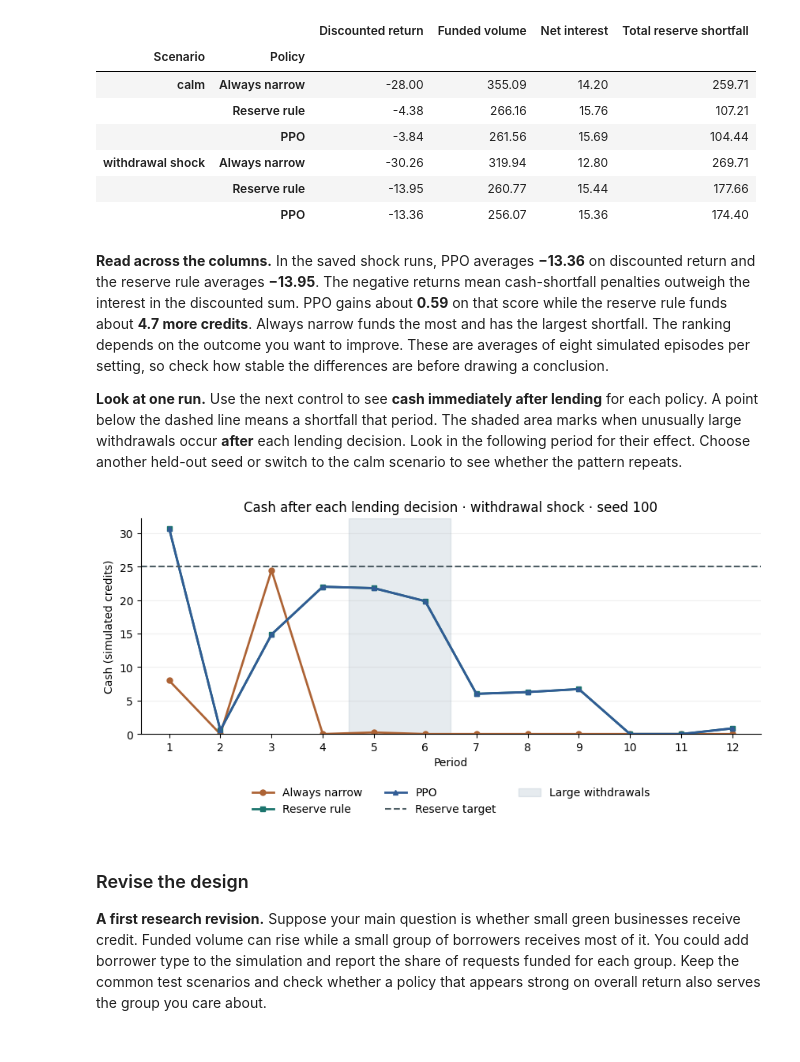
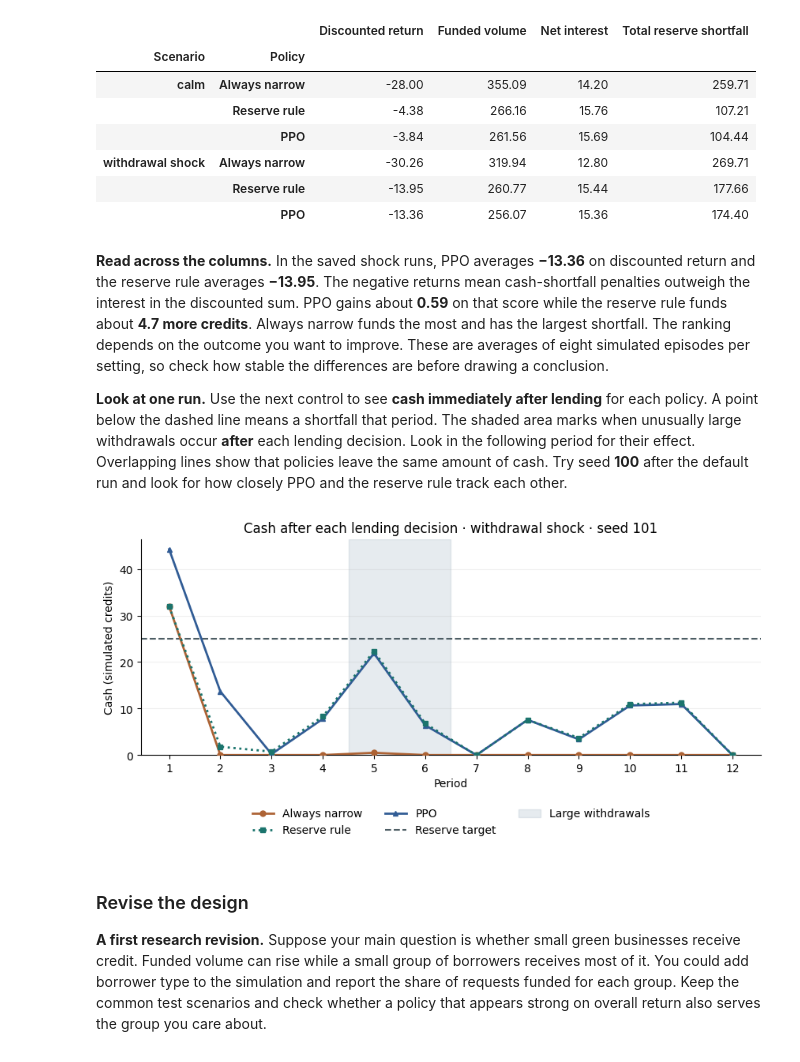
Before and after one commit to sunshineluyao/ml4ss, a Jupyter notebook: modules/05-optimization/01_rl_economic_policy_econgym.ipynb, the cells around one changed output. Saved outputs shown, nothing was run; the diff lists cells and outputs as text; code cells hidden in the pictures.

Commit message:
Show when the learned and reserve policies diverge

```diff
--- a/modules/05-optimization/01_rl_economic_policy_econgym.ipynb
+++ b/modules/05-optimization/01_rl_economic_policy_econgym.ipynb
@@ -482,36 +482,38 @@ Mean per episode · 8 common held-out demand sequences per scenario
 # %% [markdown]
 **Read across the columns.** In the saved shock runs, PPO averages **−13.36** on discounted return and the reserve rule averages **−13.95**. The negative returns mean cash-shortfall penalties outweigh the interest in the discounted sum. PPO gains about **0.59** on that score while the reserve rule funds about **4.7 more credits**. Always narrow funds the most and has the largest shortfall. The ranking depends on the outcome you want to improve. These are averages of eight simulated episodes per setting, so check how stable the differences are before drawing a conclusion.
 
-**Look at one run.** Use the next control to see **cash immediately after lending** for each policy. A point below the dashed line means a shortfall that period. The shaded area marks when unusually large withdrawals occur **after** each lending decision. Look in the following period for their effect. Choose another held-out seed or switch to the calm scenario to see whether the pattern repeats.
+**Look at one run.** Use the next control to see **cash immediately after lending** for each policy. A point below the dashed line means a shortfall that period. The shaded area marks when unusually large withdrawals occur **after** each lending decision. Look in the following period for their effect. Overlapping lines show that policies leave the same amount of cash. Try seed **100** after the default run and look for how closely PPO and the reserve rule track each other.
 # %%
 # @title Inspect a held-out bank episode
 scenario = "withdrawal shock"  # @param ["calm", "withdrawal shock"]
-seed = 100  # @param {type:"slider", min:100, max:107, step:1}
+seed = 101  # @param {type:"slider", min:100, max:107, step:1}
 
 # The same scenario and seed recreate the same borrower requests for all policies.
 fig, ax = plt.subplots(figsize=(8.4, 4.1), layout="constrained")
 colors = ["#AD6335", "#1B746D", "#315C95"]
 markers = ["o", "s", "^"]
 for policy, color, marker in zip(policy_names, colors, markers):
     trace = run_episode(policy, scenario, seed)
     ax.plot(
         trace["Period"], trace["Cash after lending"],
         label=policy, color=color, marker=marker, linewidth=2, markersize=5,
+        linestyle=":" if policy == "Reserve rule" else "-",
+        zorder=4 if policy == "Reserve rule" else 3,
     )
 
 ax.axhline(25, color="#4D5D64", linestyle="--", label="Reserve target")
 if scenario == "withdrawal shock":
     ax.axvspan(4.5, 6.5, color="#A8B8C7", alpha=0.28, label="Large withdrawals")
 ax.set(
     title=f"Cash after each lending decision · {scenario} · seed {seed}",
     xlabel="Period", ylabel="Cash (simulated credits)", xticks=range(1, 13), ylim=(0, None),
 )
 ax.spines[["top", "right"]].set_visible(False)
 ax.grid(axis="y", alpha=0.20)
 ax.legend(loc="upper center", bbox_to_anchor=(0.5, -0.20), ncol=3, frameon=False)
 plt.show()
 # %% [output]
-[figure, old version]
+[figure, new version]
 # %% [markdown]
 ### Revise the design
 
```
Also changed, not shown: parts of 1 cell of this notebook.
